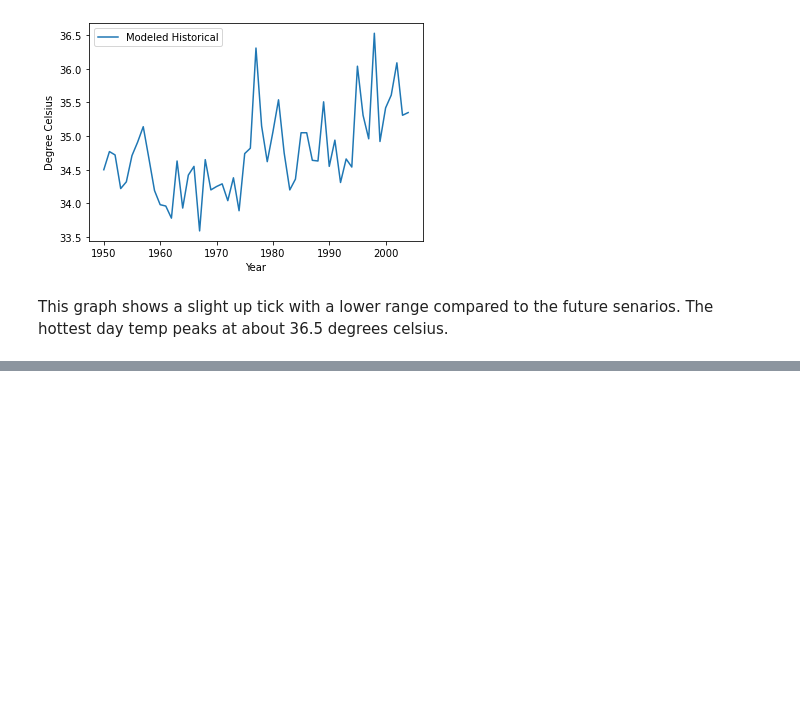
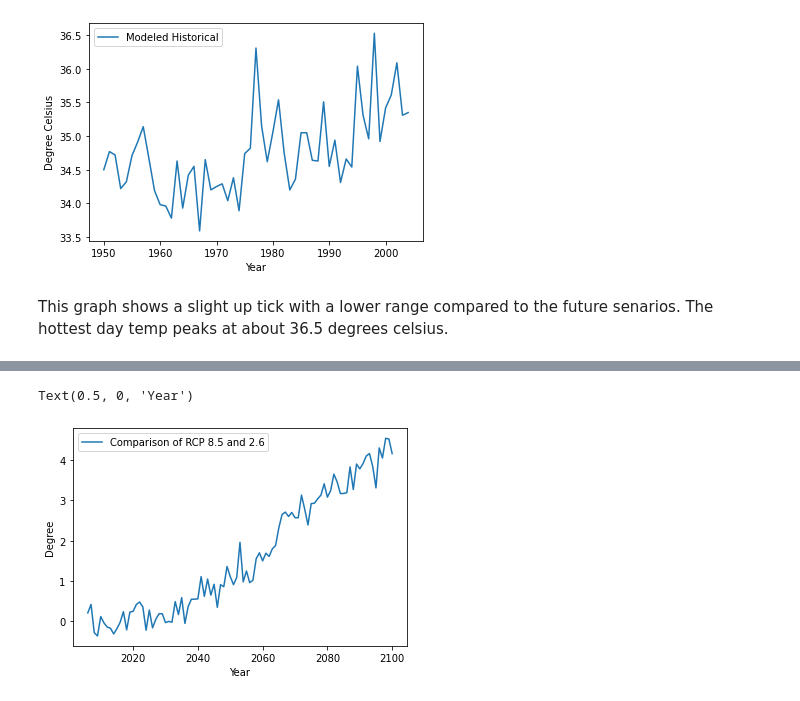
Before and after one commit to data301-2021-winter1/project-group70-project, a Jupyter notebook: notebooks/Task4.ipynb, the cells around one changed output, grey strips where cells are left out. Saved outputs shown, nothing was run; the diff lists cells and outputs as text; code cells hidden in the pictures; blank space fills up the shorter version.

```diff
--- a/notebooks/Task4.ipynb
+++ b/notebooks/Task4.ipynb
@@ -152,0 +196,9 @@ This graph shows a slight up tick with a lower range compared to the future sena
+# %%
+years=futureTemp['Year']
+plt.plot(years,futureTemp['Comparison'],label='Comparison of RCP 8.5 and 2.6')
+plt.legend()
+plt.ylabel('Degree')
+plt.xlabel('Year')
+# %% [output]
+Text(0.5, 0, 'Year')
+[figure, added]
```
Also changed, not shown: parts of 11 cells of this notebook, 2 other files.
